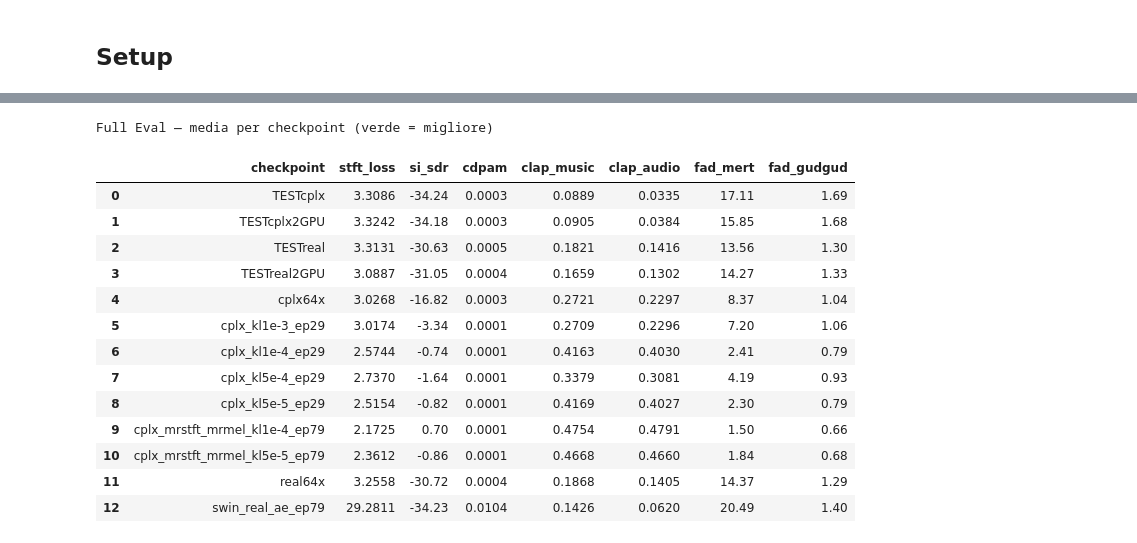
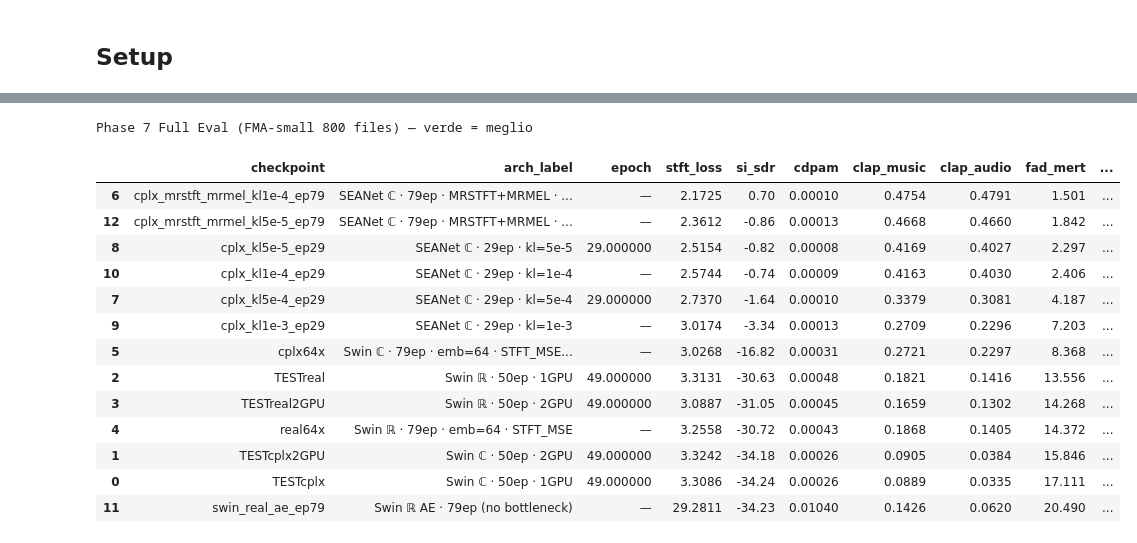
Before and after one commit to francescobrigante/SAGE, a Jupyter notebook: analysis.ipynb, the cells around one changed output, grey strips where cells are left out. Drawn from its saved outputs; the diff is of its cells as text; code cells hidden in the pictures.

```diff
--- a/analysis.ipynb
+++ b/analysis.ipynb
@@ -449,47 +588,44 @@ Loaded 13 checkpoints
 # %%
-# ── Styled table ──────────────────────────────────────────────────────────────
 METRIC_FMT = {
-    'stft_loss':            ('{:.4f}', True),
-    'si_sdr':               ('{:.2f}', False),
-    'cdpam':                ('{:.4f}', True),
+    'stft_loss':  ('{:.4f}', True),
+    'si_sdr':     ('{:.2f}', False),
+    'cdpam':      ('{:.5f}', True),
+    'clap_music': ('{:.4f}', False),
+    'clap_audio': ('{:.4f}', False),
+    'fad_mert':   ('{:.3f}', True),
+    'fad_gudgud': ('{:.3f}', True),
 }
-# Add any clap / fad columns detected
-for c in df_eval.columns:
-    if c.startswith('clap') and c not in METRIC_FMT:
-        METRIC_FMT[c] = ('{:.4f}', True)   # CLAP sim: higher=better → lower_is_better=False
-    if c.startswith('fad') and c not in METRIC_FMT:
-        METRIC_FMT[c] = ('{:.2f}', True)
 
-numeric_cols = [c for c in METRIC_FMT if c in df_eval.columns]
-fmt_dict     = {c: METRIC_FMT[c][0] for c in numeric_cols}
+num_cols  = [c for c in METRIC_FMT if c in df_eval.columns]
+fmt_dict  = {c: METRIC_FMT[c][0] for c in num_cols}
 
 styled_eval = (
-    df_eval[['checkpoint'] + numeric_cols]
+    df_eval[['checkpoint', 'arch_label', 'epoch'] + num_cols]
+    .sort_values('fad_mert' if 'fad_mert' in df_eval.columns else 'stft_loss')
     .style
     .format(fmt_dict, na_rep='—')
-    .set_caption('Full Eval — media per checkpoint (verde = migliore)')
+    .set_caption('Phase 7 Full Eval (FMA-small 800 files) — verde = meglio')
 )
-# Apply gradient per metric
-for col in numeric_cols:
+for col in num_cols:
     lower_better = METRIC_FMT[col][1]
     cmap = 'RdYlGn_r' if lower_better else 'RdYlGn'
     styled_eval = styled_eval.background_gradient(subset=[col], cmap=cmap)
 
 display(styled_eval)
 # %% [output]
-Full Eval — media per checkpoint (verde = migliore)
+Phase 7 Full Eval (FMA-small 800 files) — verde = meglio
-|  | checkpoint | stft_loss | si_sdr | cdpam | clap_music | clap_audio | fad_mert | fad_gudgud |
-| 0 | TESTcplx | 3.3086 | -34.24 | 0.0003 | 0.0889 | 0.0335 | 17.11 | 1.69 |
-| 1 | TESTcplx2GPU | 3.3242 | -34.18 | 0.0003 | 0.0905 | 0.0384 | 15.85 | 1.68 |
-| 2 | TESTreal | 3.3131 | -30.63 | 0.0005 | 0.1821 | 0.1416 | 13.56 | 1.30 |
-| 3 | TESTreal2GPU | 3.0887 | -31.05 | 0.0004 | 0.1659 | 0.1302 | 14.27 | 1.33 |
-| 4 | cplx64x | 3.0268 | -16.82 | 0.0003 | 0.2721 | 0.2297 | 8.37 | 1.04 |
-| 5 | cplx_kl1e-3_ep29 | 3.0174 | -3.34 | 0.0001 | 0.2709 | 0.2296 | 7.20 | 1.06 |
-| 6 | cplx_kl1e-4_ep29 | 2.5744 | -0.74 | 0.0001 | 0.4163 | 0.4030 | 2.41 | 0.79 |
-| 7 | cplx_kl5e-4_ep29 | 2.7370 | -1.64 | 0.0001 | 0.3379 | 0.3081 | 4.19 | 0.93 |
-| 8 | cplx_kl5e-5_ep29 | 2.5154 | -0.82 | 0.0001 | 0.4169 | 0.4027 | 2.30 | 0.79 |
-| 9 | cplx_mrstft_mrmel_kl1e-4_ep79 | 2.1725 | 0.70 | 0.0001 | 0.4754 | 0.4791 | 1.50 | 0.66 |
-| 10 | cplx_mrstft_mrmel_kl5e-5_ep79 | 2.3612 | -0.86 | 0.0001 | 0.4668 | 0.4660 | 1.84 | 0.68 |
-| 11 | real64x | 3.2558 | -30.72 | 0.0004 | 0.1868 | 0.1405 | 14.37 | 1.29 |
-| 12 | swin_real_ae_ep79 | 29.2811 | -34.23 | 0.0104 | 0.1426 | 0.0620 | 20.49 | 1.40 |
+|  | checkpoint | arch_label | epoch | stft_loss | si_sdr | cdpam | clap_music | clap_audio | fad_mert | ... |
+| 6 | cplx_mrstft_mrmel_kl1e-4_ep79 | SEANet ℂ · 79ep · MRSTFT+MRMEL · ... | — | 2.1725 | 0.70 | 0.00010 | 0.4754 | 0.4791 | 1.501 | ... |
+| 12 | cplx_mrstft_mrmel_kl5e-5_ep79 | SEANet ℂ · 79ep · MRSTFT+MRMEL · ... | — | 2.3612 | -0.86 | 0.00013 | 0.4668 | 0.4660 | 1.842 | ... |
+| 8 | cplx_kl5e-5_ep29 | SEANet ℂ · 29ep · kl=5e-5 | 29.000000 | 2.5154 | -0.82 | 0.00008 | 0.4169 | 0.4027 | 2.297 | ... |
+| 10 | cplx_kl1e-4_ep29 | SEANet ℂ · 29ep · kl=1e-4 | — | 2.5744 | -0.74 | 0.00009 | 0.4163 | 0.4030 | 2.406 | ... |
+| 7 | cplx_kl5e-4_ep29 | SEANet ℂ · 29ep · kl=5e-4 | 29.000000 | 2.7370 | -1.64 | 0.00010 | 0.3379 | 0.3081 | 4.187 | ... |
+| 9 | cplx_kl1e-3_ep29 | SEANet ℂ · 29ep · kl=1e-3 | — | 3.0174 | -3.34 | 0.00013 | 0.2709 | 0.2296 | 7.203 | ... |
+| 5 | cplx64x | Swin ℂ · 79ep · emb=64 · STFT_MSE... | — | 3.0268 | -16.82 | 0.00031 | 0.2721 | 0.2297 | 8.368 | ... |
+| 2 | TESTreal | Swin ℝ · 50ep · 1GPU | 49.000000 | 3.3131 | -30.63 | 0.00048 | 0.1821 | 0.1416 | 13.556 | ... |
+| 3 | TESTreal2GPU | Swin ℝ · 50ep · 2GPU | 49.000000 | 3.0887 | -31.05 | 0.00045 | 0.1659 | 0.1302 | 14.268 | ... |
+| 4 | real64x | Swin ℝ · 79ep · emb=64 · STFT_MSE | — | 3.2558 | -30.72 | 0.00043 | 0.1868 | 0.1405 | 14.372 | ... |
+| 1 | TESTcplx2GPU | Swin ℂ · 50ep · 2GPU | 49.000000 | 3.3242 | -34.18 | 0.00026 | 0.0905 | 0.0384 | 15.846 | ... |
+| 0 | TESTcplx | Swin ℂ · 50ep · 1GPU | 49.000000 | 3.3086 | -34.24 | 0.00026 | 0.0889 | 0.0335 | 17.111 | ... |
+| 11 | swin_real_ae_ep79 | Swin ℝ AE · 79ep (no bottleneck) | — | 29.2811 | -34.23 | 0.01040 | 0.1426 | 0.0620 | 20.490 | ... |
 # %%
```
Also changed, not shown: parts of 25 cells of this notebook, 55 other files.
